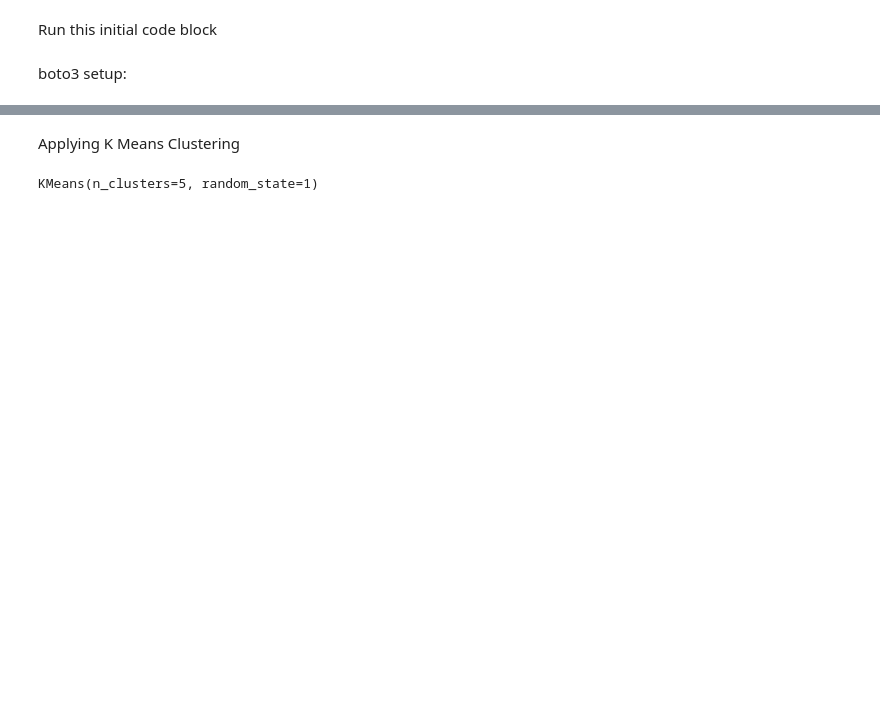
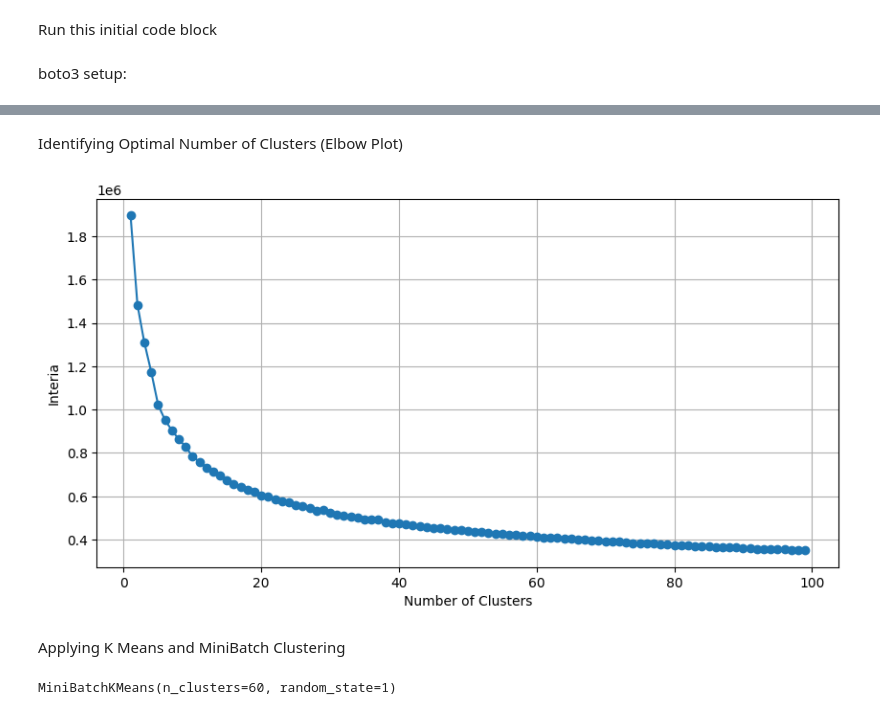
Before and after one commit to burningfiremoon/SpotifySongRecommender, a Jupyter notebook: test_model.ipynb, the cells around one changed output, grey strips where cells are left out. Saved outputs shown, nothing was run; the diff lists cells and outputs as text; code cells hidden in the pictures; blank space fills up the shorter version.

Commit message:
Added util and miniBatchkmeans

```diff
--- a/test_model.ipynb
+++ b/test_model.ipynb
@@ -37,6 +36,29 @@ scaler = StandardScaler()
 features = ['Tempo', 'Loudness', 'Energy', 'Danceability', 'Positiveness', 'Speechiness', 'Acousticness', 'Instrumentalness']
 X = song_data[features]
 X_scaled = scaler.fit_transform(X)
+# %% [markdown]
+Identifying Optimal Number of Clusters (Elbow Plot)
+# %%
+def optimize_k_means(data, max_k):
+    means = []
+    inertias = []
+
+    for k in range(1, max_k):
+        kmeans = KMeans(n_clusters=k)
+        kmeans.fit(data)
+
+        means.append(k)
+        inertias.append(kmeans.inertia_)
+    fig = plt.subplots(figsize=(10,5))
+    plt.plot(means, inertias,'o-')
+    plt.xlabel('Number of Clusters')
+    plt.ylabel('Interia')
+    plt.grid(True)
+    plt.show()
+# %%
+optimize_k_means(X_scaled, 100)
+# %% [output]
+[figure, added]
 # %% [markdown]
-Applying K Means Clustering
+Applying K Means and MiniBatch Clustering
 # %%
@@ -44,5 +67,6 @@ kmeans = KMeans(n_clusters=5, random_state=1)
 # %%
 kmeans.fit(X_scaled)
+mini_Batch_Kmeans.fit(X_scaled)
 # %% [output]
-KMeans(n_clusters=5, random_state=1)
+MiniBatchKMeans(n_clusters=60, random_state=1)
 # %%
```
Also changed, not shown: parts of 11 cells of this notebook, 1 other file.
